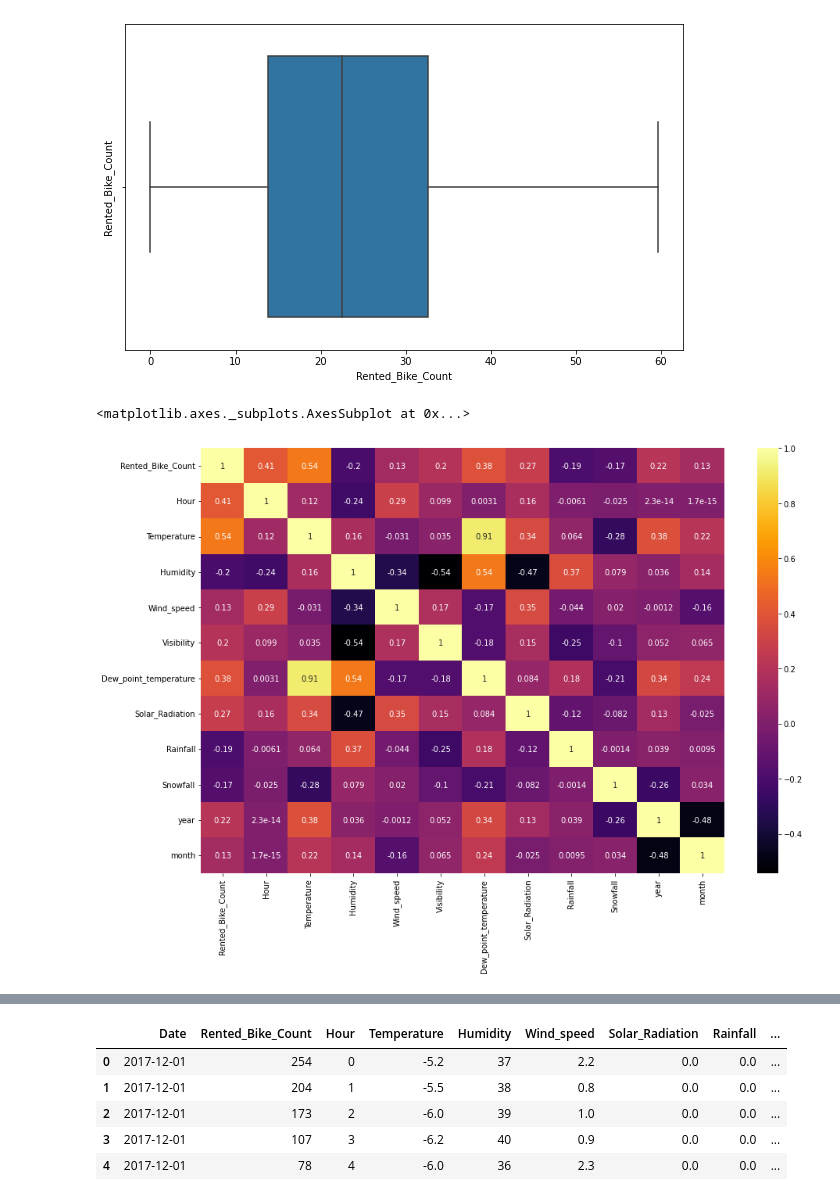
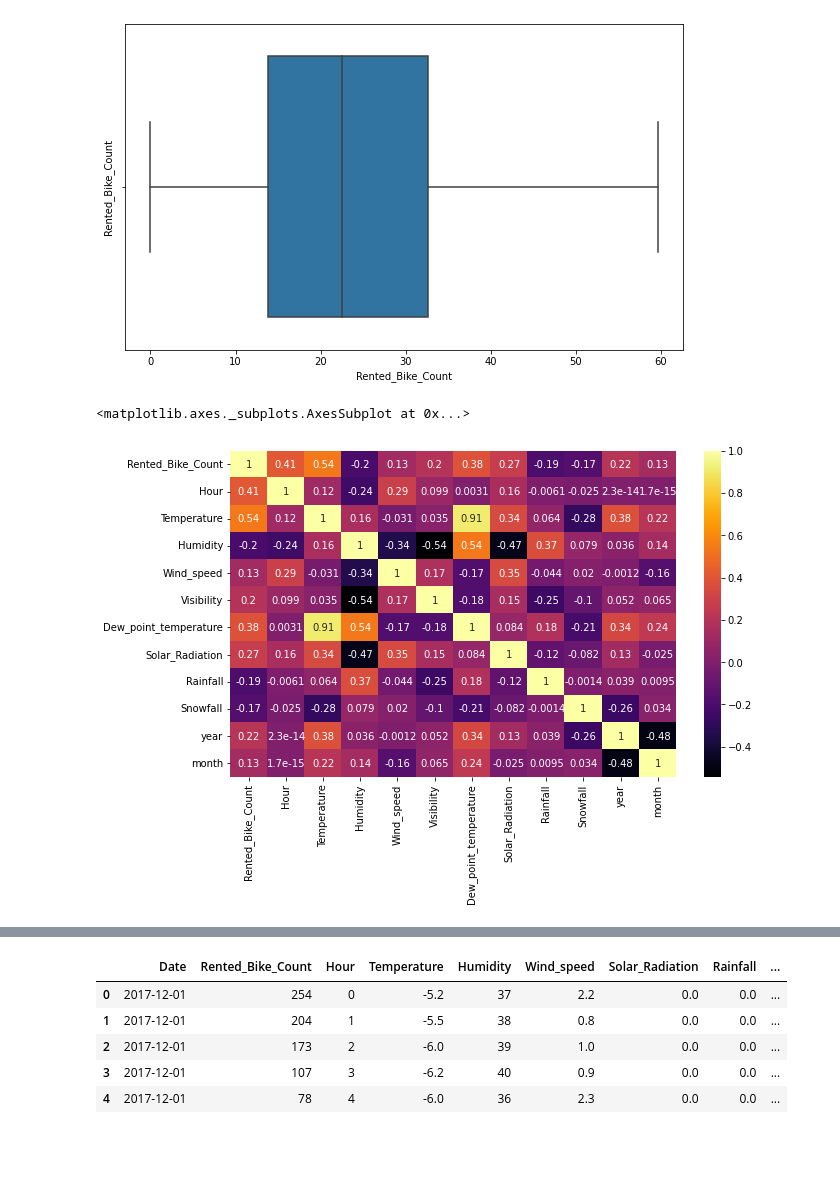
Before and after one commit to ajinkyajumde/SeoulBikeData, a Jupyter notebook: Bike_Sharing_Demand.ipynb, the cells around one changed output, grey strips where cells are left out. Cells and saved outputs as stored; diff of their text form; code cells hidden in the pictures; blank space fills up the shorter version.

```diff
--- a/Bike_Sharing_Demand.ipynb
+++ b/Bike_Sharing_Demand.ipynb
@@ -313,11 +313,11 @@ plt.show()
 # %% [output]
 [figure]
 # %%
-plt.figure(figsize=(15,10))
+plt.figure(figsize=(10,6))
 sns.heatmap(dataset.corr(),cmap='inferno',annot=True)
 # %% [output]
 <matplotlib.axes._subplots.AxesSubplot at 0x...>
-[figure, old version]
+[figure, new version]
 # %%
 dataset=dataset.drop(['Dew_point_temperature'],axis=1)
 # %%
```
Also changed, not shown: parts of 5 cells of this notebook.
